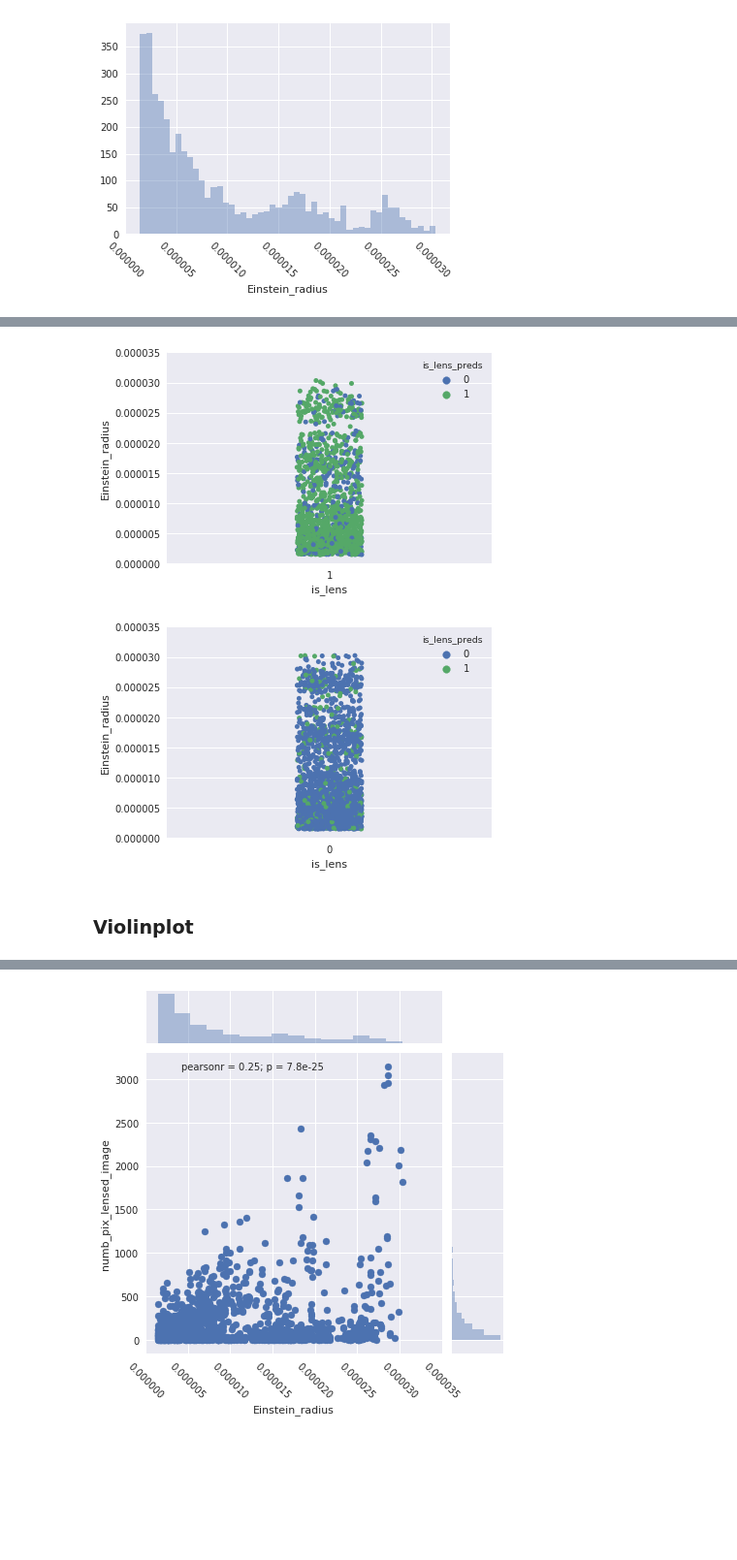
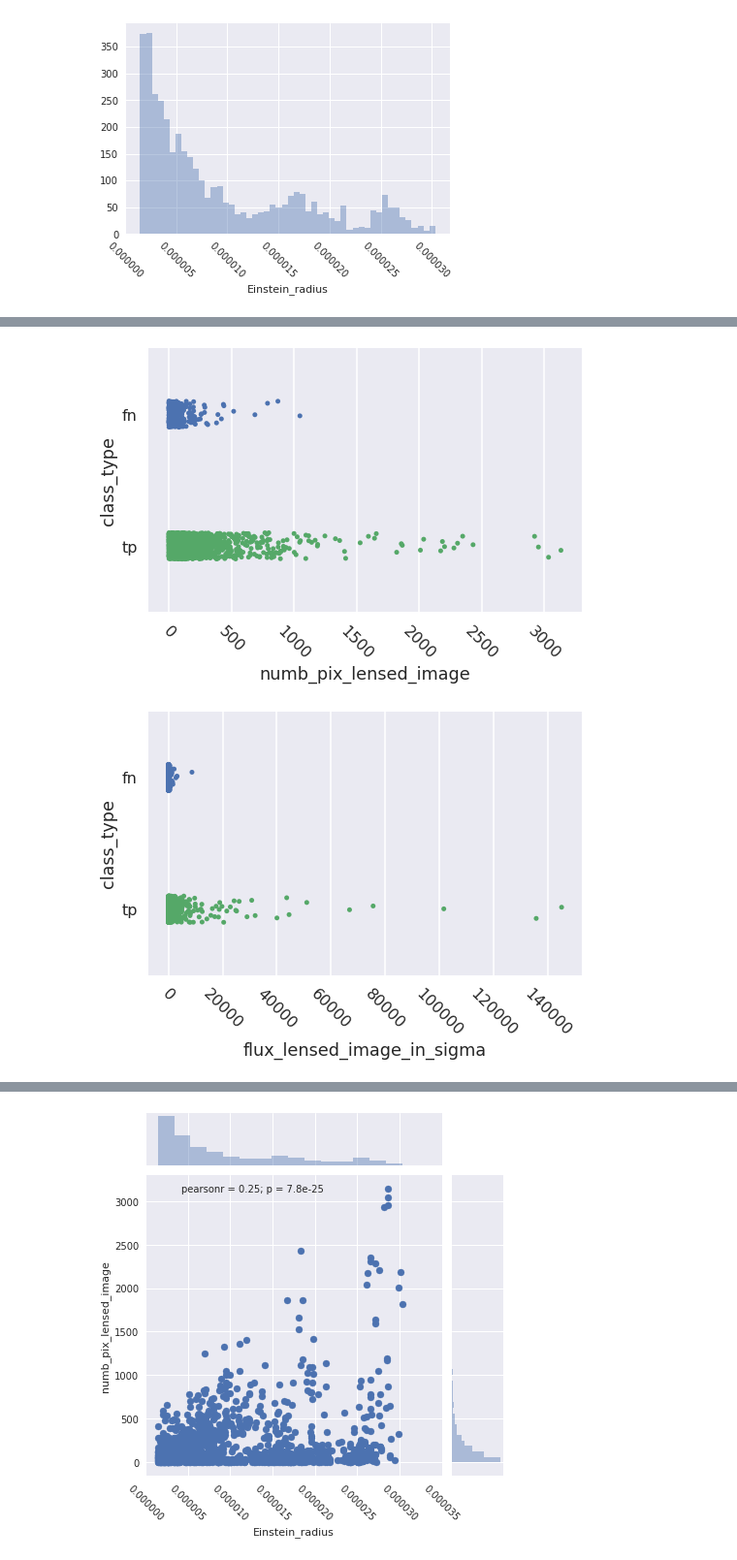
Before and after one commit to agoila/strong-lenses, a Jupyter notebook: Parameter Study.ipynb, the cells around one changed output, grey strips where cells are left out. Shown at 97% size. Saved outputs shown, nothing was run; the diff lists cells and outputs as text; code cells hidden in the pictures; blank space fills up the shorter version.

Commit message:
final plots

```diff
--- a/Parameter Study.ipynb
+++ b/Parameter Study.ipynb
@@ -224,0 +232,6 @@ plt.xticks(rotation=-45);
+# %%
+plt.figure(figsize=(15,10))
+sns.set_context('poster')
+sns.stripplot(x="Einstein_radius", y="class_type", data=test_params, jitter=True)
+plt.xlim([0.00000005, 0.000035])
+plt.xticks(rotation=-45);
@@ -225,12 +240,16 @@ plt.xticks(rotation=-45);
 # %%
-sns.stripplot(x="is_lens", y="Einstein_radius", data=positives, jitter=True, hue='is_lens_preds')
-plt.ylim([0.00000005, 0.000035]);
+plt.figure(figsize=(8,5))
+#sns.set_context('poster')
+sns.stripplot(x="numb_pix_lensed_image", y="class_type", data=positives, jitter=True)
+#plt.xlim([0.00000005, 0.000035])
+plt.xticks(rotation=-45);
 # %% [output]
-[figure, old version]
+[figure, new version]
 # %%
-sns.stripplot(x="is_lens", y="Einstein_radius", data=negatives, jitter=True, hue='is_lens_preds')
-plt.ylim([0.00000005, 0.000035]);
+plt.figure(figsize=(8,5))
+#sns.set_context('poster')
+sns.stripplot(x="flux_lensed_image_in_sigma", y="class_type", data=positives, jitter=True)
+#plt.xlim([0.00000005, 0.000035])
+plt.xticks(rotation=-45);
 # %% [output]
-[figure, old version]
+[figure, new version]
-# %% [markdown]
-### Violinplot
```
Also changed, not shown: parts of 43 cells of this notebook, 1 other file.
